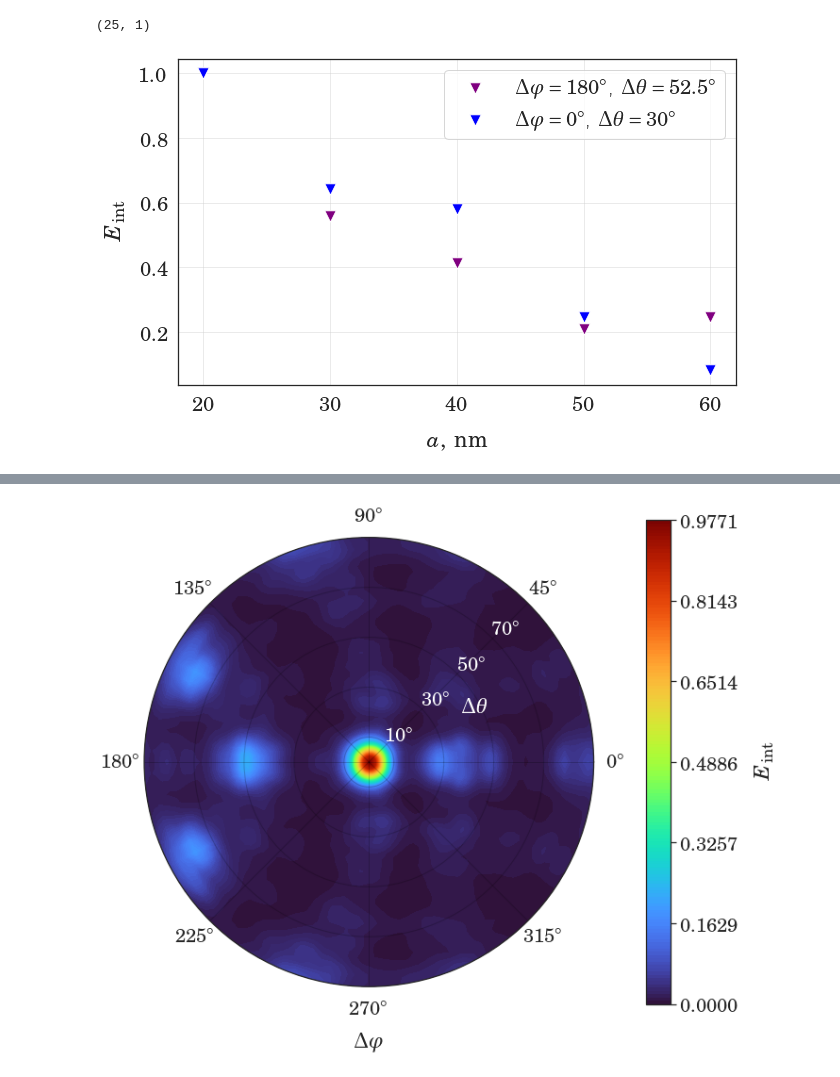
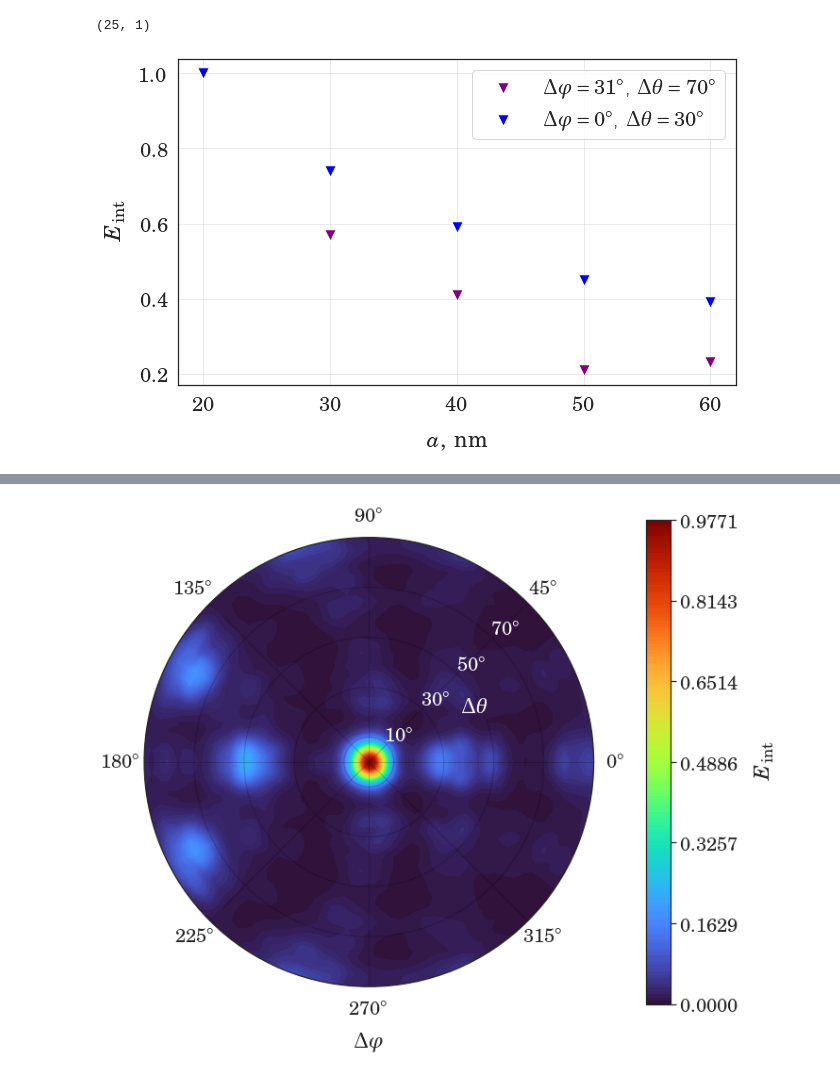
Before and after one commit to Misery7100-Magistracy/Angular-dispersion-boost, a Jupyter notebook: computations/mstm3d.ipynb, the cells around one changed output, grey strips where cells are left out. Saved outputs shown, nothing was run; the diff lists cells and outputs as text; code cells hidden in the pictures.

```diff
--- a/computations/mstm3d.ipynb
+++ b/computations/mstm3d.ipynb
@@ -139,22 +162,20 @@ eint_storage[30].shape
 # %%
 import matplotlib.pyplot as plt
 import seaborn as sns
 
-x = sorted(list(eint_storage.keys()))
+x = [20, 30, 40, 50, 60]
 
-y = [eint_storage[r][14, 29] for r in x]
-y = [s / y[0] for s in y]
+y = [1, 0.57, 0.41, 0.21, 0.23]
+y2 = [1, 0.74, 0.59, 0.45, 0.39]
 
-y2 = [eint_storage[r][8, 0] for r in x]
-y2 = [s / y2[0] for s in y2]
 
 fig, ax = plt.subplots(figsize=(10, 6))
-sns.scatterplot(x=x, y=y, s=130, marker='v', color='purple', label=r'$\Delta \varphi = 180^\circ$, $\Delta \theta = 52.5^\circ$')
+sns.scatterplot(x=x, y=y, s=130, marker='v', color='purple', label=r'$\Delta \varphi = 31^\circ$, $\Delta \theta = 70^\circ$')
 sns.scatterplot(x=x, y=y2, s=130, marker='v', color='blue', label=r'$\Delta \varphi = 0^\circ$, $\Delta \theta = 30^\circ$')
 
 ax.set_xlabel(r'$a,$ $\rm{nm}$', labelpad=15)
 ax.set_ylabel(r'$E_{\rm{int}}$', labelpad=15)
 
 #fig.savefig('../tex/components/img/celes/energy_vs_radius.pdf', bbox_inches='tight')
 # %% [output]
-[figure, old version]
+[figure, new version]
```
Also changed, not shown: parts of 5 cells of this notebook, 9 other files.
